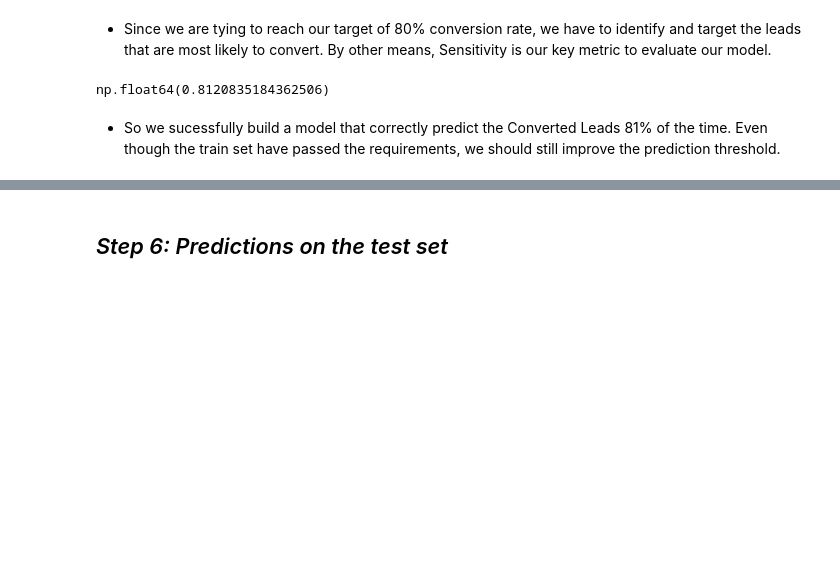
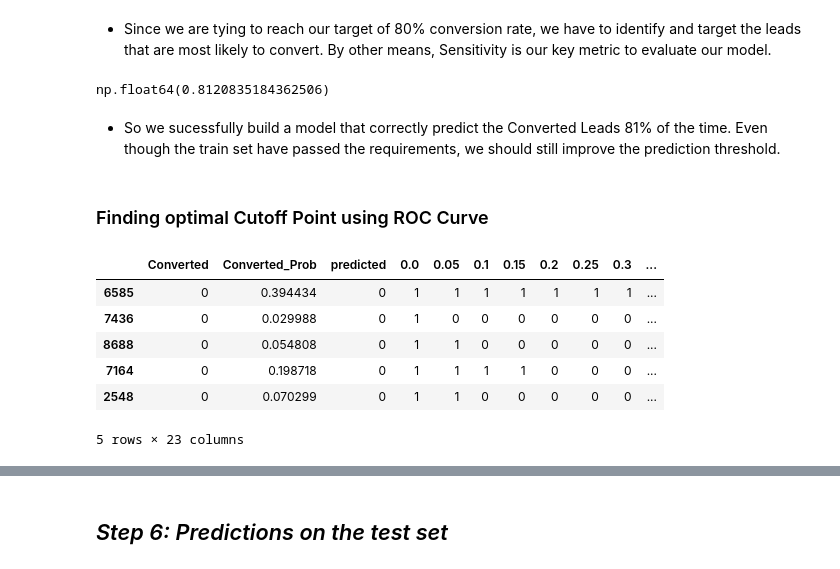
Before and after one commit to lido010209/machine-learning, a Jupyter notebook: Lead Scoring Analysis/1-data_processing.iPynb, the cells around one changed output, grey strips where cells are left out. Cells and saved outputs as stored; diff of their text form; code cells hidden in the pictures; blank space fills up the shorter version.

```diff
--- a/Lead Scoring Analysis/1-data_processing.iPynb
+++ b/Lead Scoring Analysis/1-data_processing.iPynb
@@ -1258,3 +1258,19 @@ confusion[1,1] / (confusion[1,1] + confusion[1,0])
 np.float64(0.8120835184362506)
 # %% [markdown]
 - So we sucessfully build a model that correctly predict the Converted Leads 81% of the time. Even though the train set have passed the requirements, we should still improve the prediction threshold.
+# %% [markdown]
+### Finding optimal Cutoff Point using ROC Curve
+# %%
+# Let's create columns with different probability cutoffs
+numbers = np.arange(0,1,0.05)
+for i in numbers:
+    y_train_pred_final[i]= y_train_pred_final['Converted_Prob'].map(lambda x: 1 if x > i else 0)
+y_train_pred_final.head()
+# %% [output]
+|  | Converted | Converted_Prob | predicted | 0.0 | 0.05 | 0.1 | 0.15 | 0.2 | 0.25 | 0.3 | ... |
+| 6585 | 0 | 0.394434 | 0 | 1 | 1 | 1 | 1 | 1 | 1 | 1 | ... |
+| 7436 | 0 | 0.029988 | 0 | 1 | 0 | 0 | 0 | 0 | 0 | 0 | ... |
+| 8688 | 0 | 0.054808 | 0 | 1 | 1 | 0 | 0 | 0 | 0 | 0 | ... |
+| 7164 | 0 | 0.198718 | 0 | 1 | 1 | 1 | 1 | 0 | 0 | 0 | ... |
+| 2548 | 0 | 0.070299 | 0 | 1 | 1 | 0 | 0 | 0 | 0 | 0 | ... |
+5 rows × 23 columns
```
Also changed, not shown: parts of 23 cells of this notebook.
